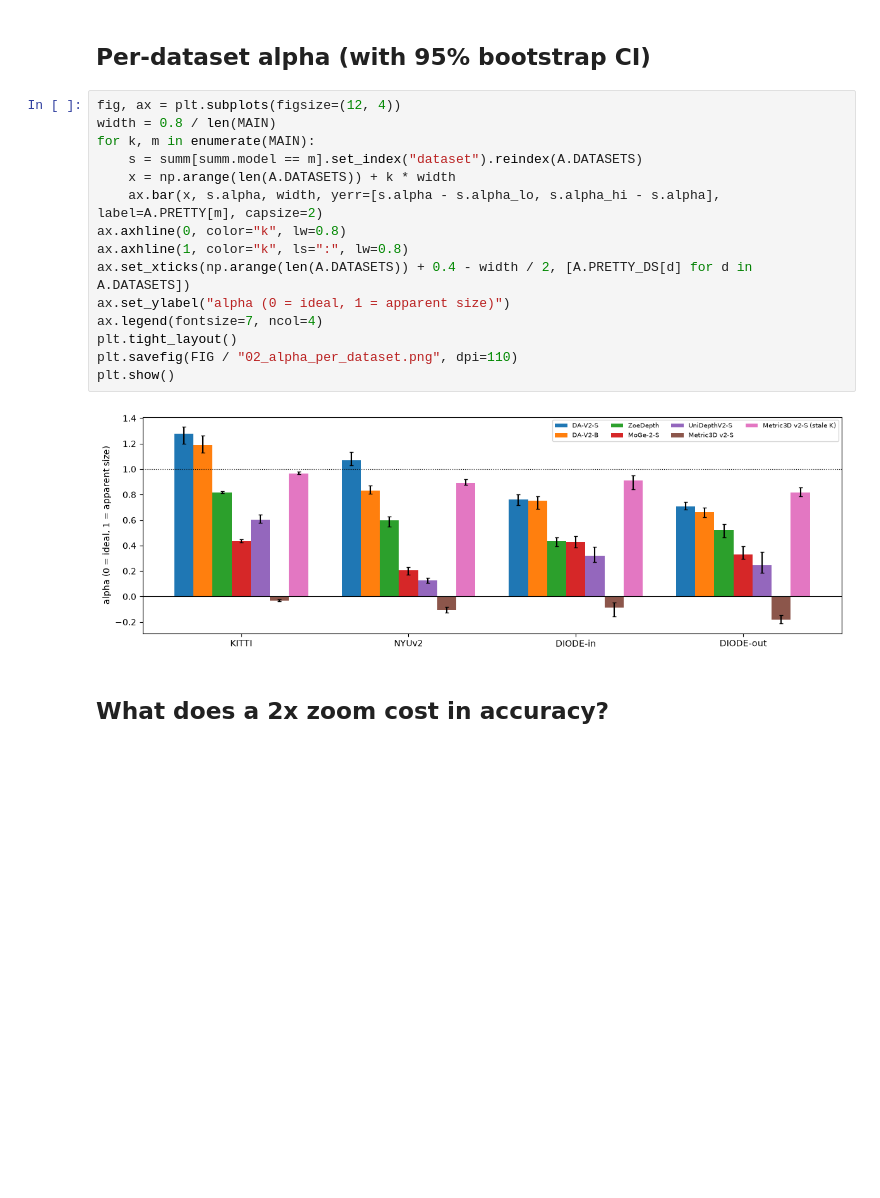
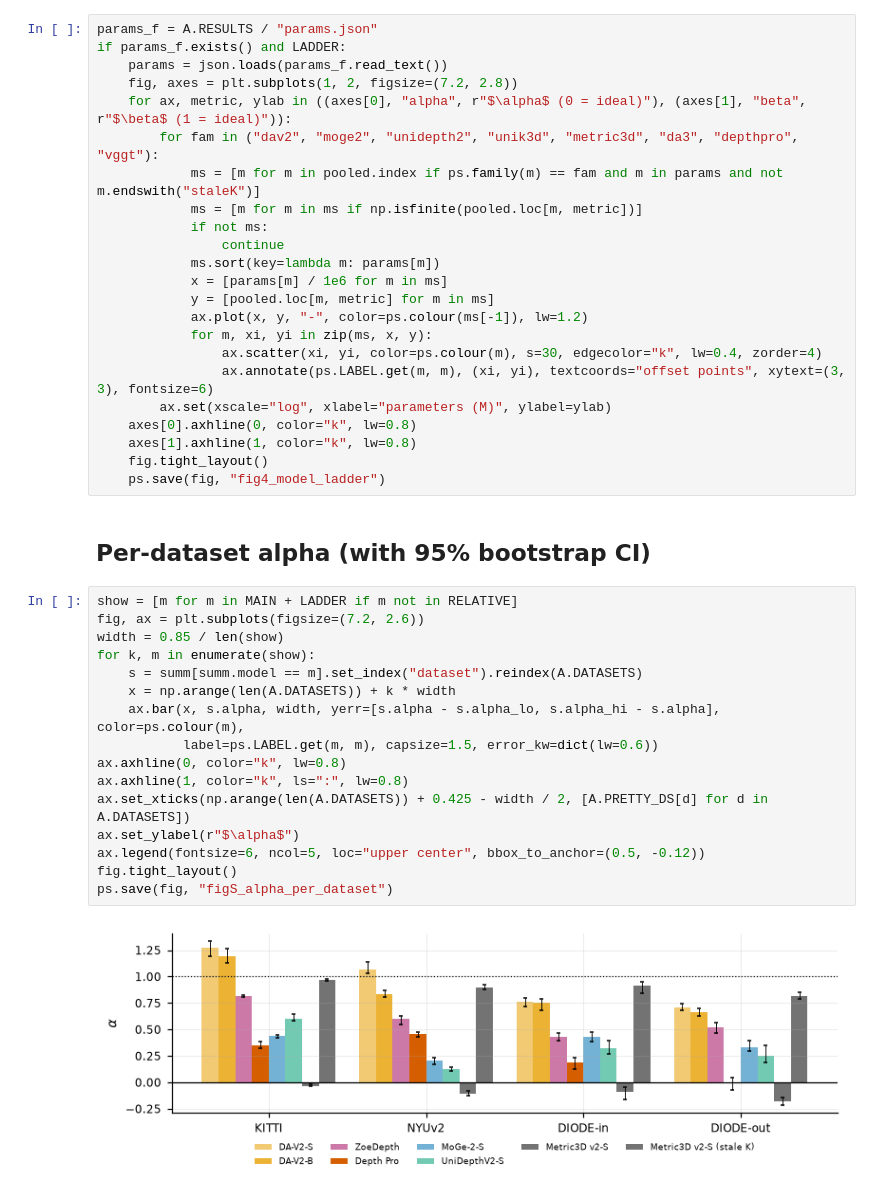
Before and after one commit to rabeyanoor/zoom-equivariance, a Jupyter notebook: notebooks/02_audit_results.ipynb, the cells around one changed output. Drawn from its saved outputs; the diff is of its cells as text; blank space fills up the shorter version.

```diff
--- a/notebooks/02_audit_results.ipynb
+++ b/notebooks/02_audit_results.ipynb
@@ -118,21 +134,43 @@ plt.show()
+# %%
+params_f = A.RESULTS / "params.json"
+if params_f.exists() and LADDER:
+    params = json.loads(params_f.read_text())
+    fig, axes = plt.subplots(1, 2, figsize=(7.2, 2.8))
+    for ax, metric, ylab in ((axes[0], "alpha", r"$\alpha$ (0 = ideal)"), (axes[1], "beta", r"$\beta$ (1 = ideal)")):
+        for fam in ("dav2", "moge2", "unidepth2", "unik3d", "metric3d", "da3", "depthpro", "vggt"):
+            ms = [m for m in pooled.index if ps.family(m) == fam and m in params and not m.endswith("staleK")]
+            ms = [m for m in ms if np.isfinite(pooled.loc[m, metric])]
+            if not ms:
+                continue
+            ms.sort(key=lambda m: params[m])
+            x = [params[m] / 1e6 for m in ms]
+            y = [pooled.loc[m, metric] for m in ms]
+            ax.plot(x, y, "-", color=ps.colour(ms[-1]), lw=1.2)
+            for m, xi, yi in zip(ms, x, y):
+                ax.scatter(xi, yi, color=ps.colour(m), s=30, edgecolor="k", lw=0.4, zorder=4)
+                ax.annotate(ps.LABEL.get(m, m), (xi, yi), textcoords="offset points", xytext=(3, 3), fontsize=6)
+        ax.set(xscale="log", xlabel="parameters (M)", ylabel=ylab)
+    axes[0].axhline(0, color="k", lw=0.8)
+    axes[1].axhline(1, color="k", lw=0.8)
+    fig.tight_layout()
+    ps.save(fig, "fig4_model_ladder")
 # %% [markdown]
 ## Per-dataset alpha (with 95% bootstrap CI)
 # %%
-fig, ax = plt.subplots(figsize=(12, 4))
-width = 0.8 / len(MAIN)
-for k, m in enumerate(MAIN):
+show = [m for m in MAIN + LADDER if m not in RELATIVE]
+fig, ax = plt.subplots(figsize=(7.2, 2.6))
+width = 0.85 / len(show)
+for k, m in enumerate(show):
     s = summ[summ.model == m].set_index("dataset").reindex(A.DATASETS)
     x = np.arange(len(A.DATASETS)) + k * width
-    ax.bar(x, s.alpha, width, yerr=[s.alpha - s.alpha_lo, s.alpha_hi - s.alpha], label=A.PRETTY[m], capsize=2)
+    ax.bar(x, s.alpha, width, yerr=[s.alpha - s.alpha_lo, s.alpha_hi - s.alpha], color=ps.colour(m),
+           label=ps.LABEL.get(m, m), capsize=1.5, error_kw=dict(lw=0.6))
 ax.axhline(0, color="k", lw=0.8)
 ax.axhline(1, color="k", ls=":", lw=0.8)
-ax.set_xticks(np.arange(len(A.DATASETS)) + 0.4 - width / 2, [A.PRETTY_DS[d] for d in A.DATASETS])
-ax.set_ylabel("alpha (0 = ideal, 1 = apparent size)")
-ax.legend(fontsize=7, ncol=4)
-plt.tight_layout()
-plt.savefig(FIG / "02_alpha_per_dataset.png", dpi=110)
-plt.show()
+ax.set_xticks(np.arange(len(A.DATASETS)) + 0.425 - width / 2, [A.PRETTY_DS[d] for d in A.DATASETS])
+ax.set_ylabel(r"$\alpha$")
+ax.legend(fontsize=6, ncol=5, loc="upper center", bbox_to_anchor=(0.5, -0.12))
+fig.tight_layout()
+ps.save(fig, "figS_alpha_per_dataset")
 # %% [output]
-[figure, old version]
+[figure, new version]
-# %% [markdown]
-## What does a 2x zoom cost in accuracy?
```
Also changed, not shown: parts of 10 cells of this notebook, 25 other files.
